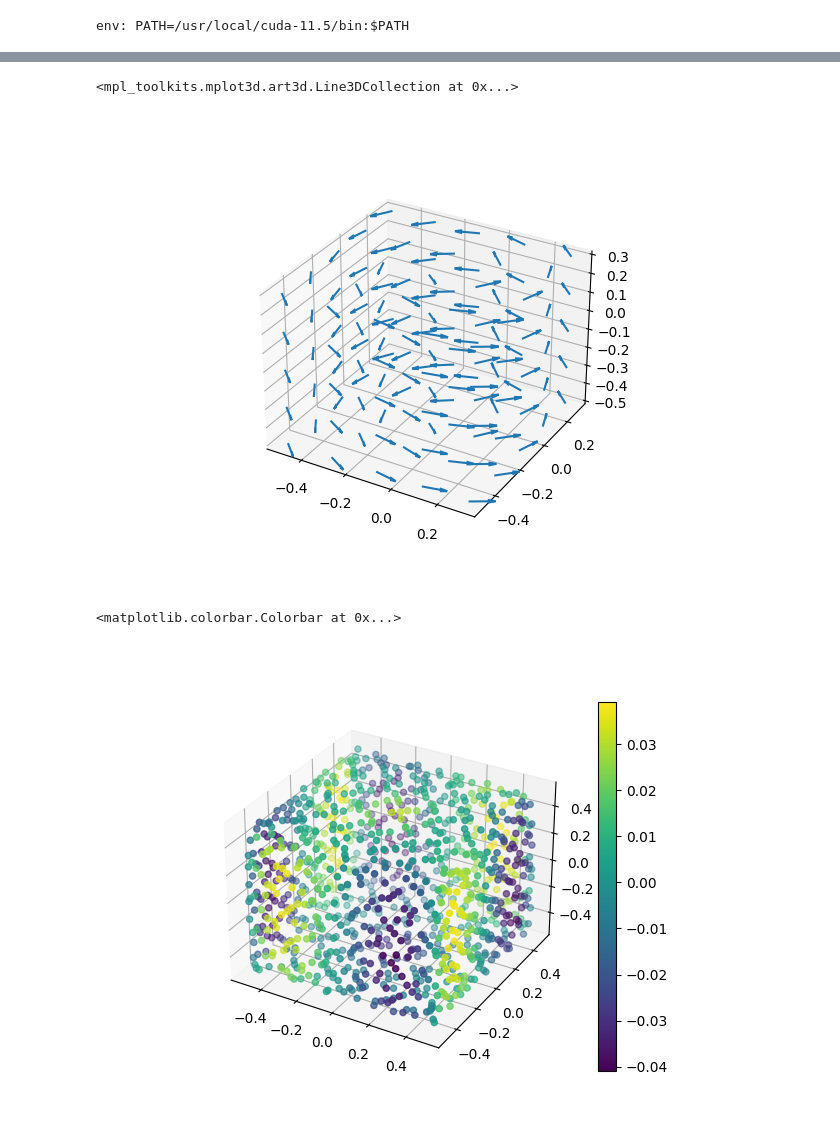
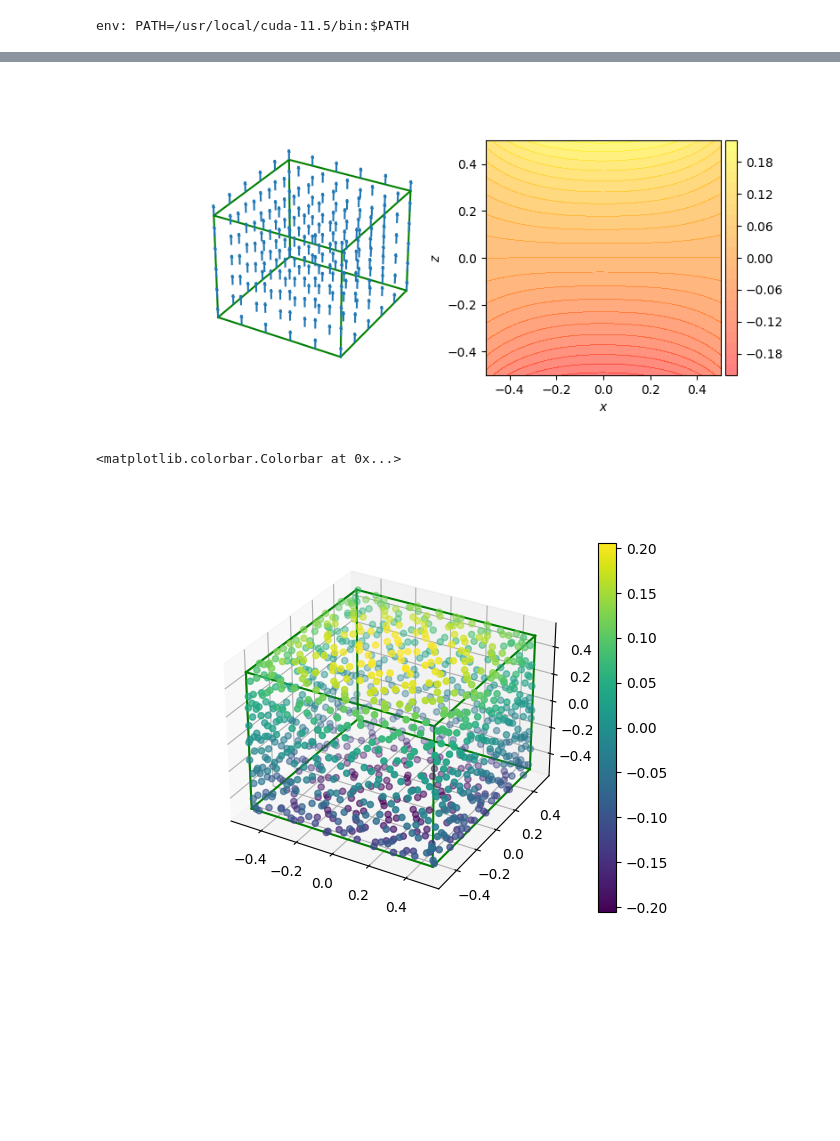
Before and after one commit to schaffer9/MagPI, a Jupyter notebook: examples/stray_field/qp/cube_flower_state.ipynb, the cells around one changed output, grey strips where cells are left out. Cells and saved outputs as stored; diff of their text form; code cells hidden in the pictures; blank space fills up the shorter version.

```diff
--- a/examples/stray_field/qp/cube_flower_state.ipynb
+++ b/examples/stray_field/qp/cube_flower_state.ipynb
@@ -55,5 +58,5 @@ def plot_model(model):
 # %%
-weights = array(Sobol(4, seed=12345).random_base2(10))
+weights = array(Sobol(4, seed=12345).random_base2(8))
 W_elm = pi * (weights[:, :3] * 2 - 1)
 b_elm = pi * (weights[:, 3] * 2 - 1)
 W_elm = (weights[:, :3] * 2 - 1)
@@ -84,7 +87,7 @@ def m_vortex(x):
     return normalize(mag)
 
 
-m = m_flower #m_vortex
+m = m_const#m_flower #m_vortex
 f = lambda x: -divergence(m)(x)
 def l(x):
     x, y, z = x
@@ -127,7 +130,7 @@ def phi2_solution(x, x_bnd):
         idx = dist > eps
         newton_kernel = where(idx, 1 / dist, 0.)
         N = jnp.count_nonzero(idx)
-        return 6 / (4 * pi * N) * dot(newton_kernel, _g)
+        return (2 * a * b + 2 * b * c + 2 * a * c) / (4 * pi * N) * dot(newton_kernel, _g)
 
     return vmap(kernel)(dist)
 # %%
@@ -169,29 +174,48 @@ plot_model(vmap(l))
 # %%
-ax = plt.figure().add_subplot(projection='3d')
+from itertools import combinations, product
+fig = plt.figure(figsize=(8, 4))
+ax = fig.add_subplot(1,2,1, projection='3d')
 
-X = jnp.meshgrid(np.arange(-a/2, a/2, 0.2),
-                 np.arange(-b/2, b/2, 0.2),
-                 np.arange(-c/2, c/2, 0.2))
+X = jnp.meshgrid(np.arange(-a/2, a/2+0.01, 0.2),
+                 np.arange(-b/2, b/2+0.01, 0.2),
+                 np.arange(-c/2, c/2+0.01, 0.2))
 
 X = jnp.stack(X, axis=-1)
 M = m(X)
-
+r = [-0.5, 0.5]
+for s, e in combinations(np.array(list(product(r, r, r))), 2):
+   if np.sum(np.abs(s-e)) == r[1]-r[0]:
+      ax.plot3D(*zip(s, e), color="green")
 ax.quiver(
     X[..., 0],
     X[..., 1],
     X[..., 2],
     M[..., 0],
     M[..., 1],
     M[..., 2],
     length=0.1)
+ax.axis('off')
+
+ax2 = fig.add_subplot(1,2,2)
+ax2.set_xlim([-a/2, a/2])
+ax2.set_xlabel("$x$")
+ax2.set_ylabel("$z$")
+ax2.set_ylim([-c/2, c/2])
+ax2.set_aspect('equal', 'box')
+plot_model(vmap(phi_nn), ax2)
 # %% [output]
-<mpl_toolkits.mplot3d.art3d.Line3DCollection at 0x...>
-[figure, old version]
+[figure, new version]
 # %%
+
 ax = plt.figure().add_subplot(projection='3d')
+
+r = [-0.5, 0.5]
+for s, e in combinations(np.array(list(product(r, r, r))), 2):
+   if np.sum(np.abs(s-e)) == r[1]-r[0]:
+      ax.plot3D(*zip(s, e), color="green")
 
 p = ax.scatter(x_bnd[:, 0], x_bnd[:, 1], x_bnd[:, 2], c=vmap(phi2)(x_bnd))
 plt.colorbar(p)
 # %% [output]
 <matplotlib.colorbar.Colorbar at 0x...>
-[figure, old version]
+[figure, new version]
```
Also changed, not shown: parts of 8 cells of this notebook, 18 other files.
